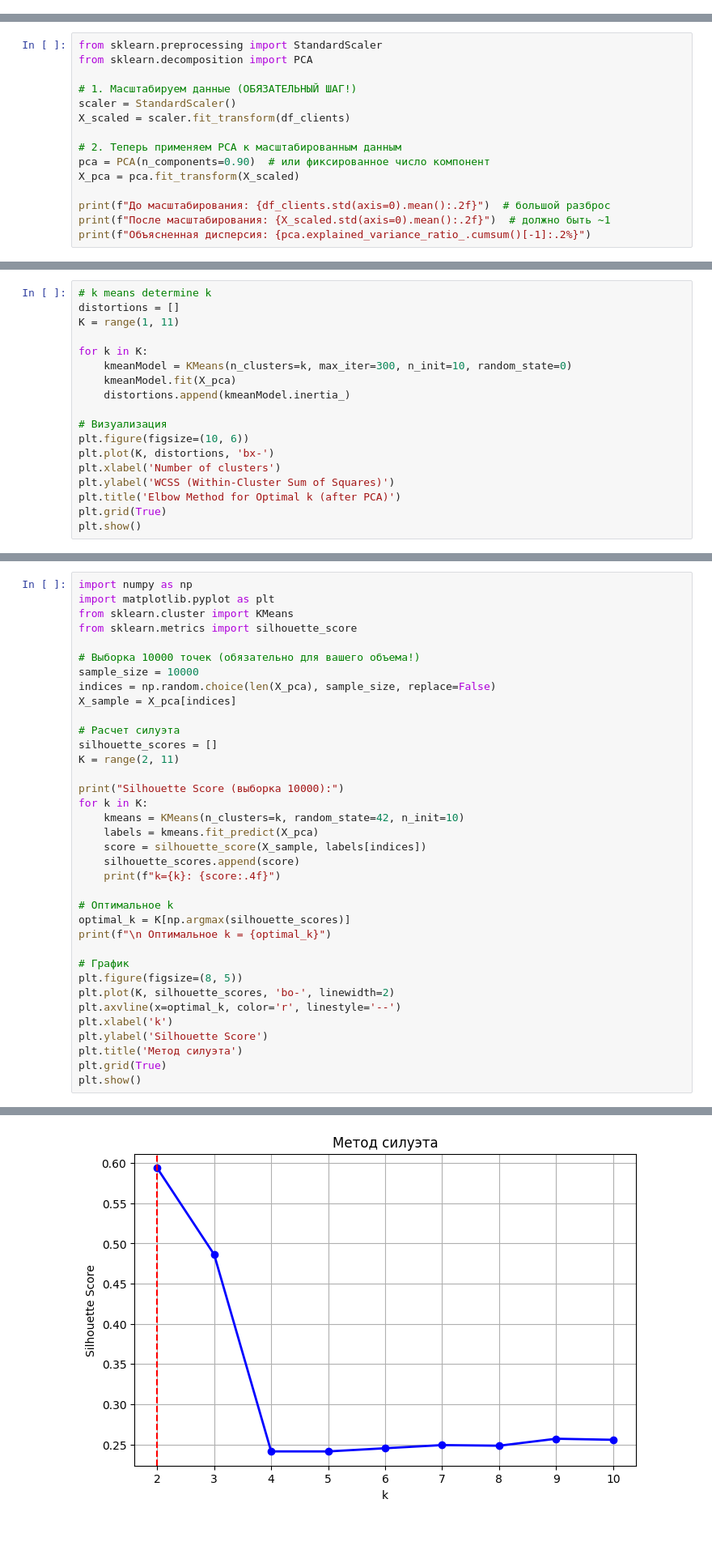
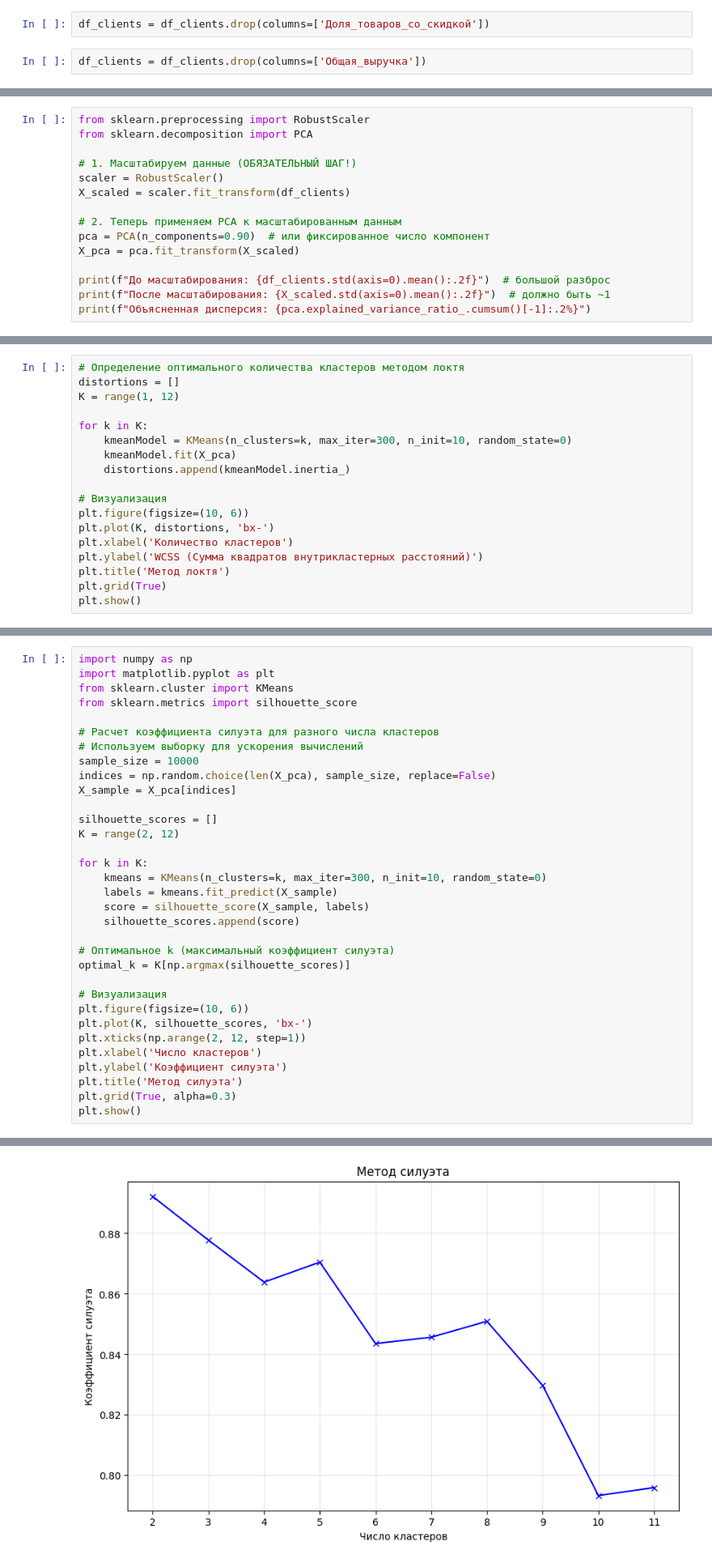
Before and after one commit to DaniilDyundik/Analytics_ML, a Jupyter notebook: Analytics_ВКР.ipynb, the cells around one changed output, grey strips where cells are left out. Shown at 81% size. Cells and saved outputs as stored; diff of their text form; blank space fills up the shorter version.

```diff
--- a/Analytics_ВКР.ipynb
+++ b/Analytics_ВКР.ipynb
@@ -1300,3 +1769,7 @@ df_clients = df_clients.drop(columns=['Товаров_на_заказ'])
+# %%
+df_clients = df_clients.drop(columns=['Доля_товаров_со_скидкой'])
+# %%
+df_clients = df_clients.drop(columns=['Общая_выручка'])
 # %%
 print(df_clients.dtypes.value_counts())
 print(f"Все колонки: {df_clients.columns.tolist()}")
@@ -1328,9 +1836,9 @@ from scipy.spatial.distance import cdist
 # %%
-from sklearn.preprocessing import StandardScaler
+from sklearn.preprocessing import RobustScaler
 from sklearn.decomposition import PCA
 
 # 1. Масштабируем данные (ОБЯЗАТЕЛЬНЫЙ ШАГ!)
-scaler = StandardScaler()
+scaler = RobustScaler()
 X_scaled = scaler.fit_transform(df_clients)
 
 # 2. Теперь применяем PCA к масштабированным данным
@@ -1347,7 +1855,7 @@ print(f"Объясненная дисперсия: {pca.explained_variance_ratio
 # %%
-# k means determine k
+# Определение оптимального количества кластеров методом локтя
 distortions = []
-K = range(1, 11)
+K = range(1, 12)
 
 for k in K:
     kmeanModel = KMeans(n_clusters=k, max_iter=300, n_init=10, random_state=0)
@@ -1357,9 +1865,9 @@ for k in K:
 # Визуализация
 plt.figure(figsize=(10, 6))
 plt.plot(K, distortions, 'bx-')
-plt.xlabel('Number of clusters')
-plt.ylabel('WCSS (Within-Cluster Sum of Squares)')
-plt.title('Elbow Method for Optimal k (after PCA)')
+plt.xlabel('Количество кластеров')
+plt.ylabel('WCSS (Сумма квадратов внутрикластерных расстояний)')
+plt.title('Метод локтя')
 plt.grid(True)
 plt.show()
 # %% [output]
@@ -1370,34 +1878,31 @@ import matplotlib.pyplot as plt
 from sklearn.cluster import KMeans
 from sklearn.metrics import silhouette_score
 
-# Выборка 10000 точек (обязательно для вашего объема!)
+# Расчет коэффициента силуэта для разного числа кластеров
+# Используем выборку для ускорения вычислений
 sample_size = 10000
 indices = np.random.choice(len(X_pca), sample_size, replace=False)
 X_sample = X_pca[indices]
 
-# Расчет силуэта
 silhouette_scores = []
-K = range(2, 11)
+K = range(2, 12)
 
-print("Silhouette Score (выборка 10000):")
 for k in K:
-    kmeans = KMeans(n_clusters=k, random_state=42, n_init=10)
-    labels = kmeans.fit_predict(X_pca)
-    score = silhouette_score(X_sample, labels[indices])
+    kmeans = KMeans(n_clusters=k, max_iter=300, n_init=10, random_state=0)
+    labels = kmeans.fit_predict(X_sample)
+    score = silhouette_score(X_sample, labels)
     silhouette_scores.append(score)
-    print(f"k={k}: {score:.4f}")
 
-# Оптимальное k
+# Оптимальное k (максимальный коэффициент силуэта)
 optimal_k = K[np.argmax(silhouette_scores)]
-print(f"\n Оптимальное k = {optimal_k}")
 
-# График
-plt.figure(figsize=(8, 5))
-plt.plot(K, silhouette_scores, 'bo-', linewidth=2)
-plt.axvline(x=optimal_k, color='r', linestyle='--')
-plt.xlabel('k')
-plt.ylabel('Silhouette Score')
+# Визуализация
+plt.figure(figsize=(10, 6))
+plt.plot(K, silhouette_scores, 'bx-')
+plt.xticks(np.arange(2, 12, step=1))
+plt.xlabel('Число кластеров')
+plt.ylabel('Коэффициент силуэта')
 plt.title('Метод силуэта')
-plt.grid(True)
+plt.grid(True, alpha=0.3)
 plt.show()
 # %% [output]
@@ -1416,3 +1909,3 @@ k=10: 0.2558
-[figure, old version]
+[figure, new version]
 # %%
 from sklearn.metrics import davies_bouldin_score
```
Also changed, not shown: parts of 106 cells of this notebook.
